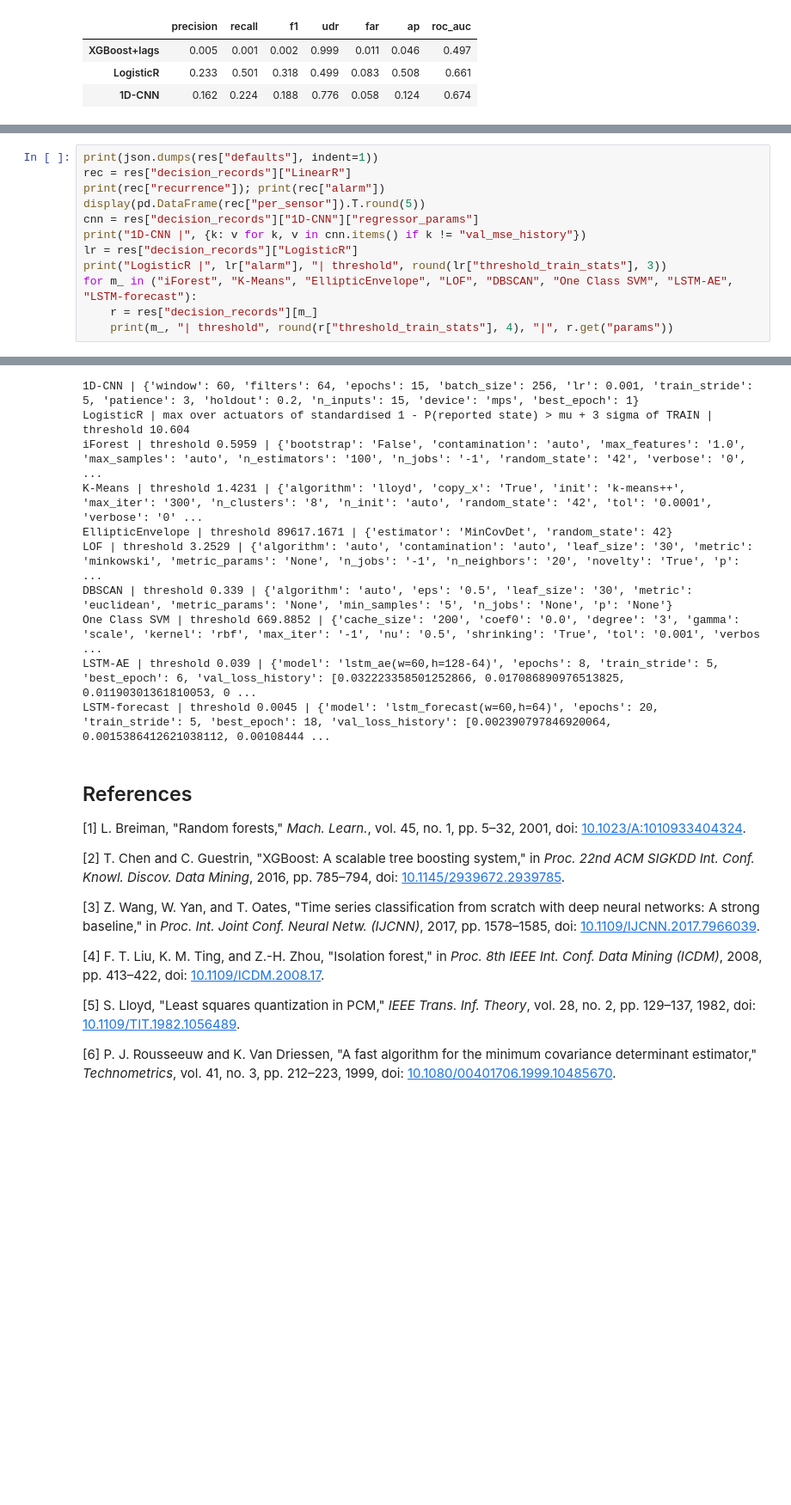
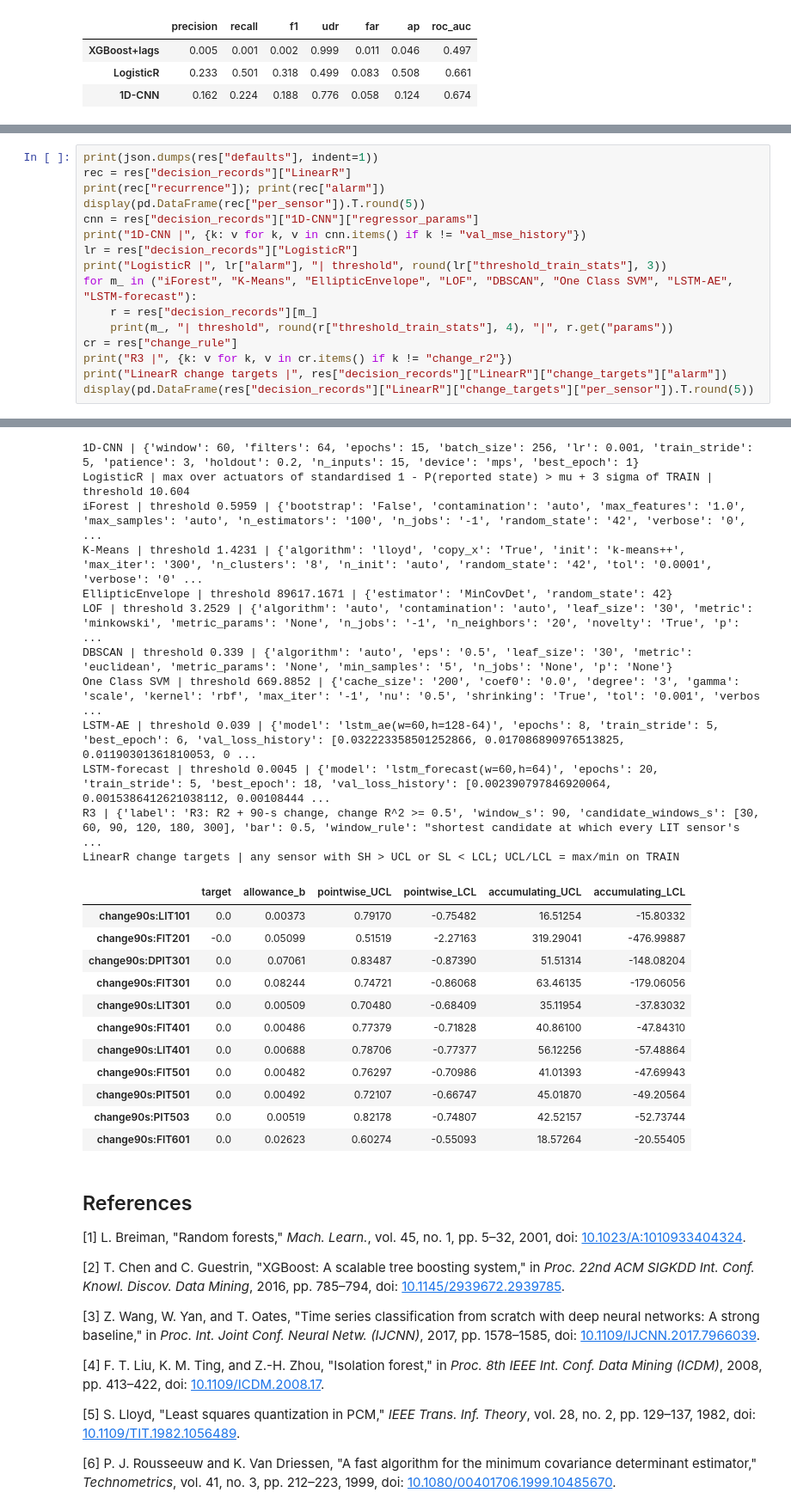
Before and after one commit to santhosh2475/urex-ics, a Jupyter notebook: notebooks/baseline.ipynb, the cells around one changed output, grey strips where cells are left out. Shown at 86% size. Cells and saved outputs as stored; diff of their text form; blank space fills up the shorter version.

```diff
--- a/notebooks/baseline.ipynb
+++ b/notebooks/baseline.ipynb
@@ -384,6 +550,10 @@ print("LogisticR |", lr["alarm"], "| threshold", round(lr["threshold_train_stats
 for m_ in ("iForest", "K-Means", "EllipticEnvelope", "LOF", "DBSCAN", "One Class SVM", "LSTM-AE", "LSTM-forecast"):
     r = res["decision_records"][m_]
     print(m_, "| threshold", round(r["threshold_train_stats"], 4), "|", r.get("params"))
+cr = res["change_rule"]
+print("R3 |", {k: v for k, v in cr.items() if k != "change_r2"})
+print("LinearR change targets |", res["decision_records"]["LinearR"]["change_targets"]["alarm"])
+display(pd.DataFrame(res["decision_records"]["LinearR"]["change_targets"]["per_sensor"]).T.round(5))
 # %% [output]
 {
  "data_profile": "full_normal",
@@ -402,33 +572,47 @@ for m_ in ("iForest", "K-Means", "EllipticEnvelope", "LOF", "DBSCAN", "One Class
 }
 {'pointwise': 'SH_i = max(0, x_{i-1} - T - b); SL_i = min(0, x_{i-1} - T + b)', 'accumulating': 'SH_i = max(0, SH_{i-1} + x_i - T - b); SL_i = min(0, SL_{i-1} + x_i - T + b)'}
 any sensor with SH > UCL or SL < LCL; UCL/LCL = max/min on TRAIN
 |  | target | allowance_b | pointwise_UCL | pointwise_LCL | accumulating_UCL | accumulating_LCL |
 | FIT101 | -0.0 | 0.04925 | 1.75956 | -0.57232 | 19.43136 | -1.93127 |
 | LIT101 | -0.0 | 0.04340 | 0.27718 | -0.86854 | 583.60489 | -3543.72149 |
 | AIT201 | 0.0 | 0.08355 | 0.25728 | -0.62221 | 10899.91824 | -17835.36787 |
 | AIT202 | 0.0 | 0.05377 | 0.68024 | -0.17328 | 3810.98467 | -279.94964 |
 | AIT203 | -0.0 | 0.05829 | 0.70518 | -0.08424 | 7920.71818 | -114.61671 |
 | FIT201 | 0.0 | 0.01808 | 1.07473 | -0.20363 | 25.12415 | -0.89008 |
 | DPIT301 | 0.0 | 0.03154 | 1.05397 | -0.55577 | 7.11940 | -181.07256 |
 | FIT301 | -0.0 | 0.03297 | 0.91336 | -0.99535 | 7.84790 | -139.74788 |
 | LIT301 | -0.0 | 0.04837 | 0.11787 | -0.65384 | 79.95413 | -2598.78368 |
 | FIT501 | 0.0 | 0.00537 | 0.64165 | -0.97244 | 531.09284 | -283.54448 |
 | ... | ... | ... | ... | ... | ... | ... |
 | AIT504 | 0.0 | 0.00489 | 0.62424 | -0.36356 | 68.44391 | -75.66154 |
 | FIT503 | -0.0 | 0.00527 | 0.44161 | -0.49839 | 215.41841 | -323.15986 |
 | FIT504 | 0.0 | 0.00472 | 0.02303 | -0.96752 | 115.57039 | -258.53046 |
 | AIT503 | 0.0 | 0.08297 | 0.43273 | -0.40134 | 6087.87098 | -16909.65509 |
 | FIT601 | -0.0 | 0.02556 | 0.97229 | -0.74256 | 12.54155 | -5.22570 |
 1D-CNN | {'window': 60, 'filters': 64, 'epochs': 15, 'batch_size': 256, 'lr': 0.001, 'train_stride': 5, 'patience': 3, 'holdout': 0.2, 'n_inputs': 15, 'device': 'mps', 'best_epoch': 1}
 LogisticR | max over actuators of standardised 1 - P(reported state) > mu + 3 sigma of TRAIN | threshold 10.604
 iForest | threshold 0.5959 | {'bootstrap': 'False', 'contamination': 'auto', 'max_features': '1.0', 'max_samples': 'auto', 'n_estimators': '100', 'n_jobs': '-1', 'random_state': '42', 'verbose': '0',  ...
 K-Means | threshold 1.4231 | {'algorithm': 'lloyd', 'copy_x': 'True', 'init': 'k-means++', 'max_iter': '300', 'n_clusters': '8', 'n_init': 'auto', 'random_state': '42', 'tol': '0.0001', 'verbose': '0' ...
 EllipticEnvelope | threshold 89617.1671 | {'estimator': 'MinCovDet', 'random_state': 42}
 LOF | threshold 3.2529 | {'algorithm': 'auto', 'contamination': 'auto', 'leaf_size': '30', 'metric': 'minkowski', 'metric_params': 'None', 'n_jobs': '-1', 'n_neighbors': '20', 'novelty': 'True', 'p':  ...
 DBSCAN | threshold 0.339 | {'algorithm': 'auto', 'eps': '0.5', 'leaf_size': '30', 'metric': 'euclidean', 'metric_params': 'None', 'min_samples': '5', 'n_jobs': 'None', 'p': 'None'}
 One Class SVM | threshold 669.8852 | {'cache_size': '200', 'coef0': '0.0', 'degree': '3', 'gamma': 'scale', 'kernel': 'rbf', 'max_iter': '-1', 'nu': '0.5', 'shrinking': 'True', 'tol': '0.001', 'verbos ...
 LSTM-AE | threshold 0.039 | {'model': 'lstm_ae(w=60,h=128-64)', 'epochs': 8, 'train_stride': 5, 'best_epoch': 6, 'val_loss_history': [0.032223358501252866, 0.017086890976513825, 0.01190301361810053, 0 ...
 LSTM-forecast | threshold 0.0045 | {'model': 'lstm_forecast(w=60,h=64)', 'epochs': 20, 'train_stride': 5, 'best_epoch': 18, 'val_loss_history': [0.002390797846920064, 0.0015386412621038112, 0.00108444 ...
+R3 | {'label': 'R3: R2 + 90-s change, change R^2 >= 0.5', 'window_s': 90, 'candidate_windows_s': [30, 60, 90, 120, 180, 300], 'bar': 0.5, 'window_rule': "shortest candidate at which every LIT sensor's ...
+LinearR change targets | any sensor with SH > UCL or SL < LCL; UCL/LCL = max/min on TRAIN
+|  | target | allowance_b | pointwise_UCL | pointwise_LCL | accumulating_UCL | accumulating_LCL |
+| change90s:LIT101 | 0.0 | 0.00373 | 0.79170 | -0.75482 | 16.51254 | -15.80332 |
+| change90s:FIT201 | -0.0 | 0.05099 | 0.51519 | -2.27163 | 319.29041 | -476.99887 |
+| change90s:DPIT301 | 0.0 | 0.07061 | 0.83487 | -0.87390 | 51.51314 | -148.08204 |
+| change90s:FIT301 | 0.0 | 0.08244 | 0.74721 | -0.86068 | 63.46135 | -179.06056 |
+| change90s:LIT301 | 0.0 | 0.00509 | 0.70480 | -0.68409 | 35.11954 | -37.83032 |
+| change90s:FIT401 | 0.0 | 0.00486 | 0.77379 | -0.71828 | 40.86100 | -47.84310 |
+| change90s:LIT401 | 0.0 | 0.00688 | 0.78706 | -0.77377 | 56.12256 | -57.48864 |
+| change90s:FIT501 | 0.0 | 0.00482 | 0.76297 | -0.70986 | 41.01393 | -47.69943 |
+| change90s:PIT501 | 0.0 | 0.00492 | 0.72107 | -0.66747 | 45.01870 | -49.20564 |
+| change90s:PIT503 | 0.0 | 0.00519 | 0.82178 | -0.74807 | 42.52157 | -52.73744 |
+| change90s:FIT601 | 0.0 | 0.02623 | 0.60274 | -0.55093 | 18.57264 | -20.55405 |
 # %% [markdown]
 ## References
 
```
Also changed, not shown: parts of 14 cells of this notebook, 3 other files.
